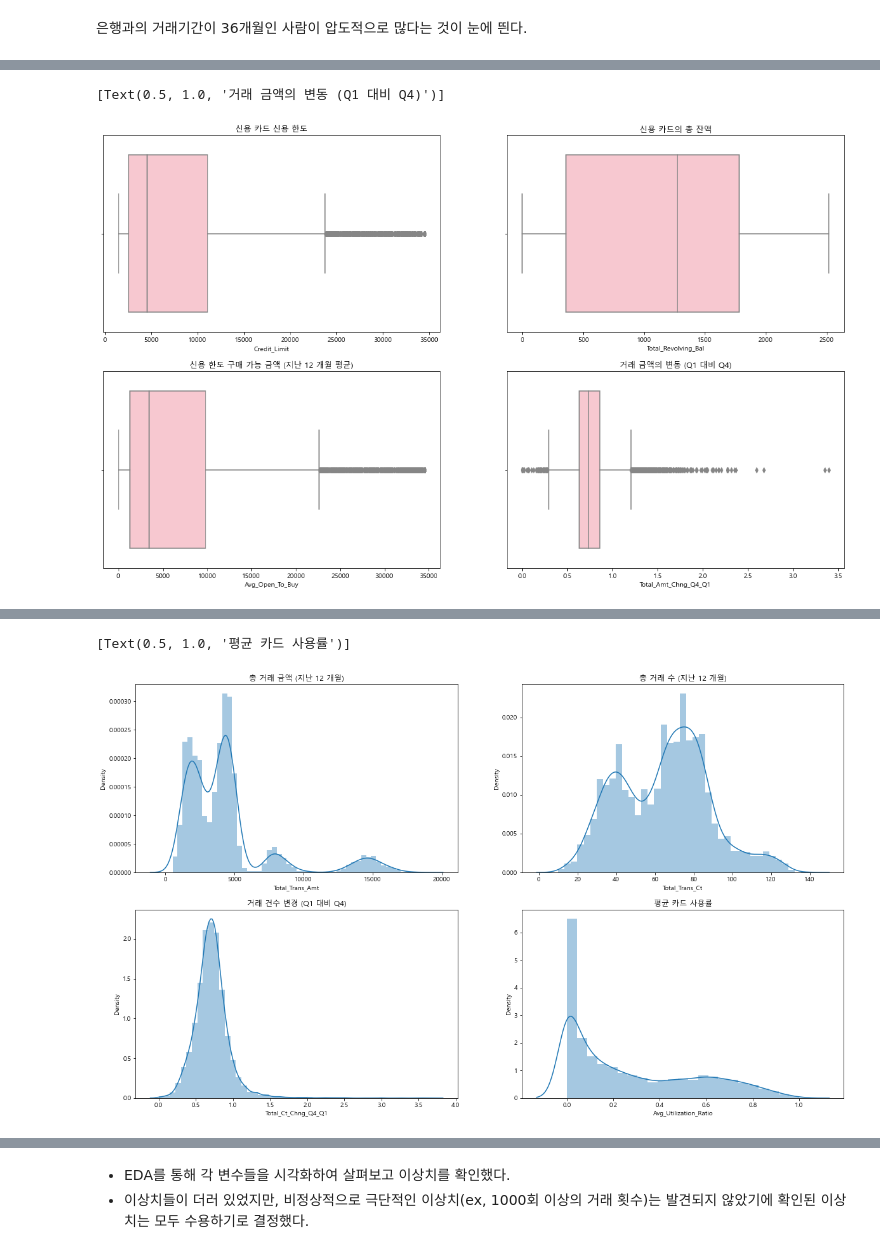
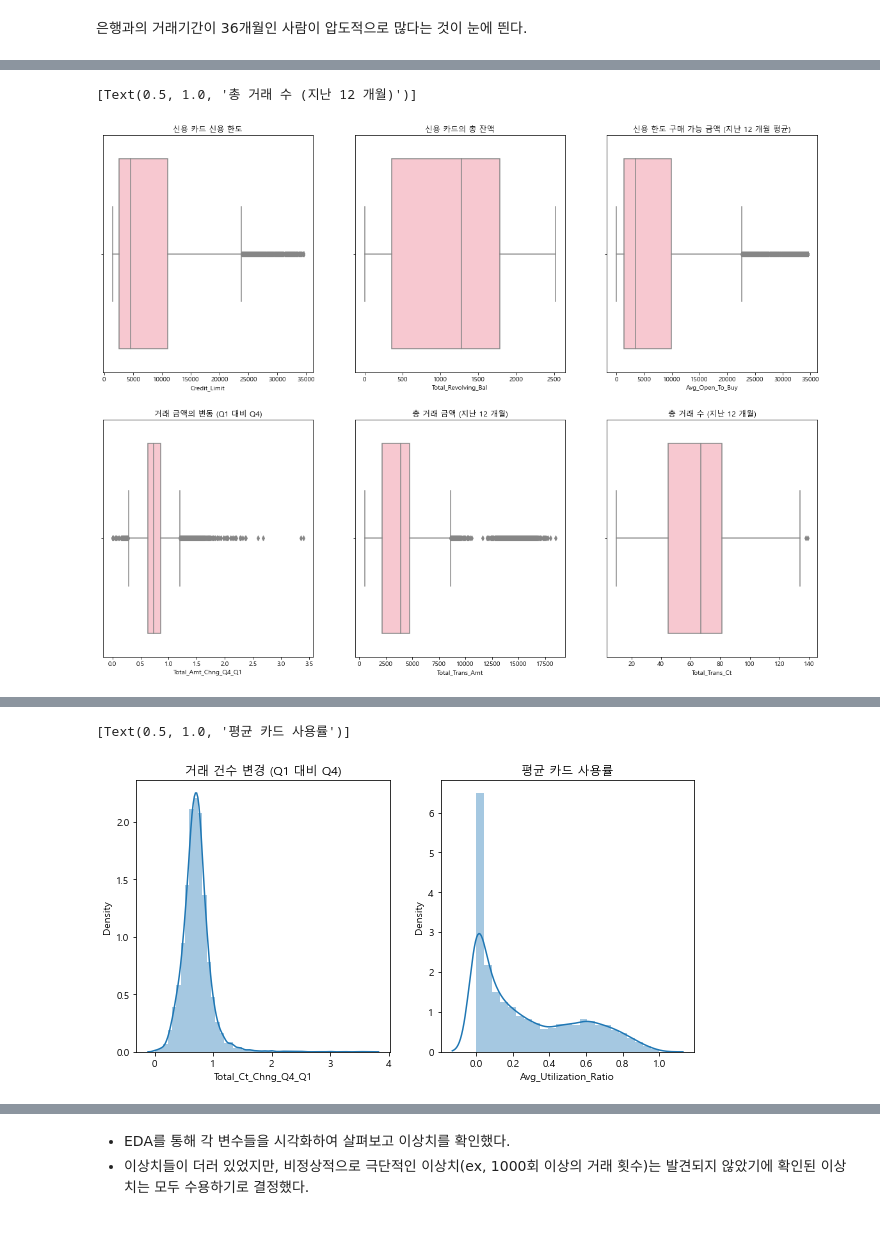
Before and after one commit to Jeong-Bin/DA-PROJECT, a Jupyter notebook: PROJECT_6 신용카드 고객 분석 및 이탈고객 예측.ipynb, the cells around one changed output, grey strips where cells are left out. Saved outputs shown, nothing was run; the diff lists cells and outputs as text; code cells hidden in the pictures.

```diff
--- a/PROJECT_6 신용카드 고객 분석 및 이탈고객 예측.ipynb
+++ b/PROJECT_6 신용카드 고객 분석 및 이탈고객 예측.ipynb
@@ -168,7 +168,7 @@ plt.show()
 ## 2.2. 연속형 데이터 EDA
 # %%
 figure, ((ax1,ax2,ax3), (ax4,ax5,ax6)) = plt.subplots(nrows=2, ncols=3)
-figure.set_size_inches(20,12)
+figure.set_size_inches(20,15)
 
 sns.distplot(df['Customer_Age'], ax=ax1)
 sns.countplot(data=df, x='Dependent_count', ax=ax2, color="skyblue")
@@ -182,5 +182,5 @@ ax2.set(title='부양 가족 수')
 ax3.set(title='은행과의 거래기간(개월)')
 ax4.set(title='고객이 보유한 카드 수')
 ax5.set(title='지난 12개월 동안 비활성 상태인 개월 수')
-ax6.set(title='지난 12개월 동안의 연락처 수')
+ax6.set(title='지난 12개월 동안의 연락 횟수')
 # %% [output]
@@ -216,15 +231,19 @@ ax6.set(title='지난 12개월 동안의 연락처 수')
 [figure]
 # %%
-figure, ((ax1,ax2), (ax3,ax4)) = plt.subplots(nrows=2, ncols=2)
-figure.set_size_inches(20,12)
+figure, ((ax1,ax2,ax3), (ax4,ax5,ax6)) = plt.subplots(nrows=2, ncols=3)
+figure.set_size_inches(20,15)
 
 sns.distplot(df['Credit_Limit'], ax=ax1)
 sns.distplot(df['Total_Revolving_Bal'], ax=ax2)
 sns.distplot(df['Avg_Open_To_Buy'], ax=ax3)
 sns.distplot(df['Total_Amt_Chng_Q4_Q1'], ax=ax4)
+sns.distplot(df['Total_Trans_Amt'], ax=ax5)
+sns.distplot(df['Total_Trans_Ct'], ax=ax6)
 
 ax1.set(title='신용 카드 신용 한도')
 ax2.set(title='신용 카드의 총 잔액')
 ax3.set(title='신용 한도 구매 가능 금액 (지난 12 개월 평균)')
 ax4.set(title='거래 금액의 변동 (Q1 대비 Q4)')
+ax5.set(title='총 거래 금액 (지난 12 개월)')
+ax6.set(title='총 거래 수 (지난 12 개월)')
 # %% [output]
@@ -233,19 +276,23 @@ ax4.set(title='거래 금액의 변동 (Q1 대비 Q4)')
 # %%
-figure, ((ax1,ax2), (ax3,ax4)) = plt.subplots(nrows=2, ncols=2)
-figure.set_size_inches(20,12)
+figure, ((ax1,ax2,ax3), (ax4,ax5,ax6)) = plt.subplots(nrows=2, ncols=3)
+figure.set_size_inches(20,15)
 
-sns.boxplot(data=df, x='Credit_Limit', ax=ax1, color="pink")
-sns.boxplot(data=df, x='Total_Revolving_Bal', ax=ax2, color="pink")
-sns.boxplot(data=df, x='Avg_Open_To_Buy', ax=ax3, color="pink")
-sns.boxplot(data=df, x='Total_Amt_Chng_Q4_Q1', ax=ax4, color="pink")
+sns.boxplot(data=df, x='Credit_Limit', ax=ax1, color='pink')
+sns.boxplot(data=df, x='Total_Revolving_Bal', ax=ax2, color='pink')
+sns.boxplot(data=df, x='Avg_Open_To_Buy', ax=ax3, color='pink')
+sns.boxplot(data=df, x='Total_Amt_Chng_Q4_Q1', ax=ax4, color='pink')
+sns.boxplot(data=df, x='Total_Trans_Amt', ax=ax5, color='pink')
+sns.boxplot(data=df, x='Total_Trans_Ct', ax=ax6, color='pink')
 
 ax1.set(title='신용 카드 신용 한도')
 ax2.set(title='신용 카드의 총 잔액')
 ax3.set(title='신용 한도 구매 가능 금액 (지난 12 개월 평균)')
 ax4.set(title='거래 금액의 변동 (Q1 대비 Q4)')
+ax5.set(title='총 거래 금액 (지난 12 개월)')
+ax6.set(title='총 거래 수 (지난 12 개월)')
 # %% [output]
-[Text(0.5, 1.0, '거래 금액의 변동 (Q1 대비 Q4)')]
+[Text(0.5, 1.0, '총 거래 수 (지난 12 개월)')]
-[figure, old version]
+[figure, new version]
 # %%
 df[df['Total_Amt_Chng_Q4_Q1'] > 3.0]
 # %% [output]
@@ -254,18 +301,14 @@ df[df['Total_Amt_Chng_Q4_Q1'] > 3.0]
 | 12 | 710599683 | Existing Customer | 56 | M | 1 | College | Single | ... |
 2 rows × 21 columns
 # %%
-figure, ((ax1,ax2), (ax3,ax4)) = plt.subplots(nrows=2, ncols=2)
-figure.set_size_inches(20,12)
+figure, (ax1,ax2) = plt.subplots(nrows=1, ncols=2)
+figure.set_size_inches(10,5)
 
-sns.distplot(df['Total_Trans_Amt'], ax=ax1)
-sns.distplot(df['Total_Trans_Ct'], ax=ax2)
-sns.distplot(df['Total_Ct_Chng_Q4_Q1'], ax=ax3)
-sns.distplot(df['Avg_Utilization_Ratio'], ax=ax4)
+sns.distplot(df['Total_Ct_Chng_Q4_Q1'], ax=ax1)
+sns.distplot(df['Avg_Utilization_Ratio'], ax=ax2)
 
-ax1.set(title='총 거래 금액 (지난 12 개월)')
-ax2.set(title='총 거래 수 (지난 12 개월)')
-ax3.set(title='거래 건수 변경 (Q1 대비 Q4)')
-ax4.set(title='평균 카드 사용률')
+ax1.set(title='거래 건수 변경 (Q1 대비 Q4)')
+ax2.set(title='평균 카드 사용률')
 # %% [output]
 [Text(0.5, 1.0, '평균 카드 사용률')]
-[figure, old version]
+[figure, new version]
```
Also changed, not shown: parts of 29 cells of this notebook.
